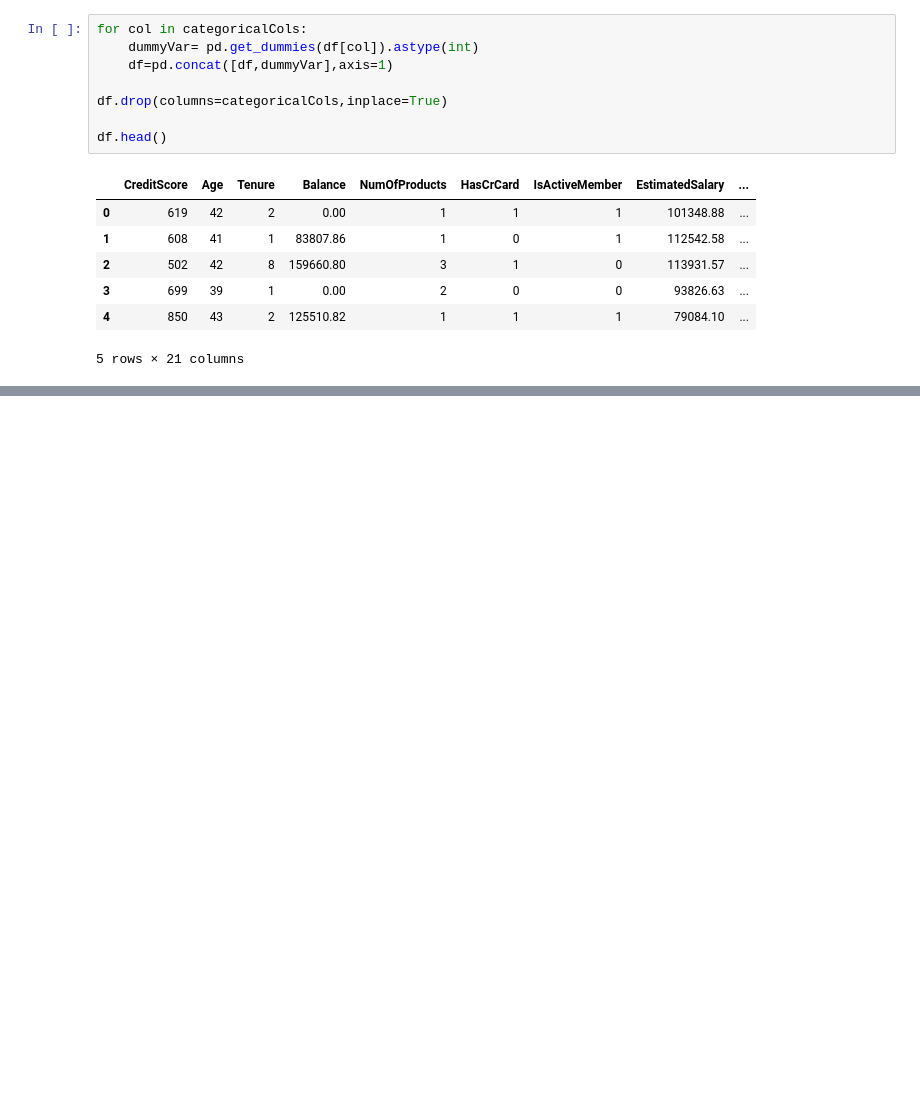
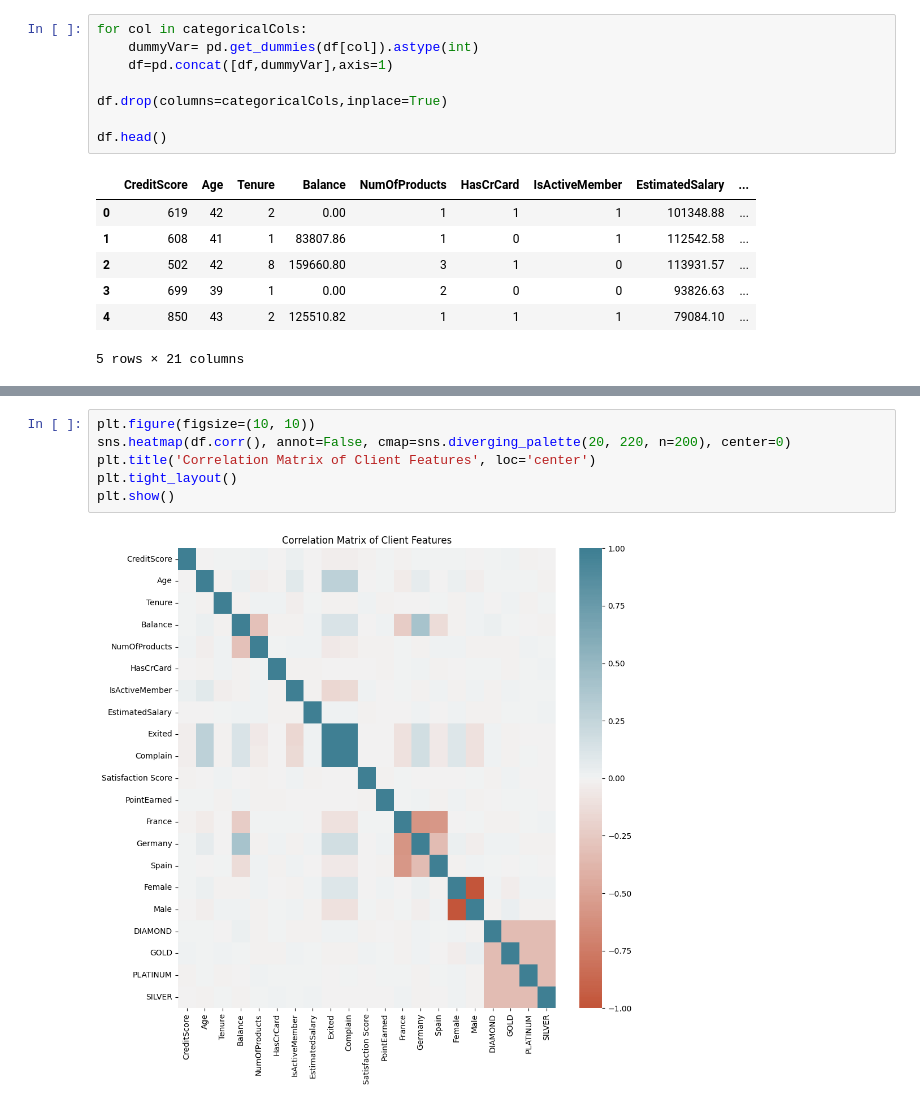
Before and after one commit to Abderrahmane-Chafi/BankCustomerChurnAnalysis, a Jupyter notebook: notebook794dc85e40.ipynb, the cells around one changed output, grey strips where cells are left out. Saved outputs shown, nothing was run; the diff lists cells and outputs as text; blank space fills up the shorter version.

```diff
--- a/notebook794dc85e40.ipynb
+++ b/notebook794dc85e40.ipynb
@@ -202,0 +254,8 @@ dtype: object
+# %%
+plt.figure(figsize=(10, 10))
+sns.heatmap(df.corr(), annot=False, cmap=sns.diverging_palette(20, 220, n=200), center=0)
+plt.title('Correlation Matrix of Client Features', loc='center')
+plt.tight_layout()
+plt.show()
+# %% [output]
+[figure, added]
```
Also changed, not shown: parts of 9 cells of this notebook.
